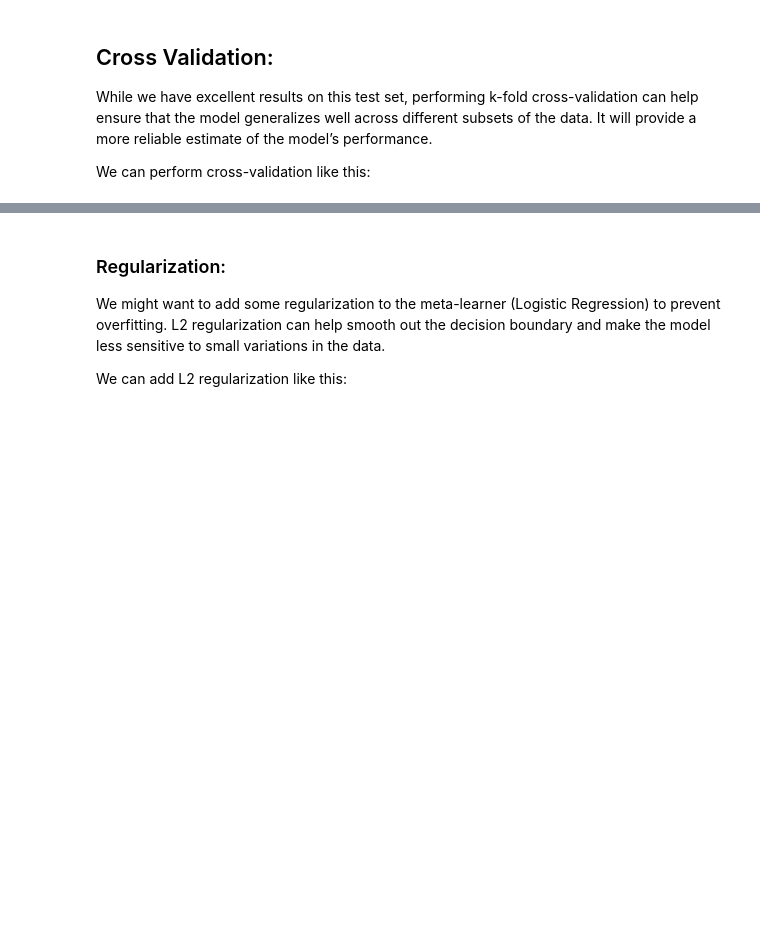
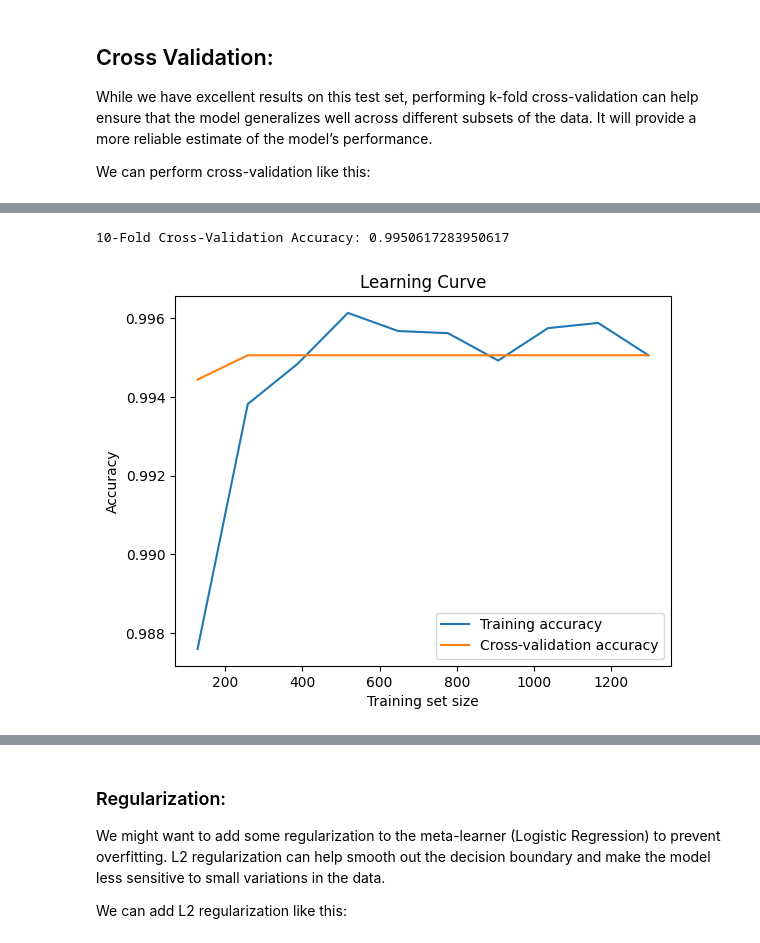
Before and after one commit to HowardHNguyen/PhD, a Jupyter notebook: Heart_Failure_Prediction_GenAI_1025_v3.ipynb, the cells around one changed output, grey strips where cells are left out. Cells and saved outputs as stored; diff of their text form; code cells hidden in the pictures; blank space fills up the shorter version.

```diff
--- a/Heart_Failure_Prediction_GenAI_1025_v3.ipynb
+++ b/Heart_Failure_Prediction_GenAI_1025_v3.ipynb
@@ -2193,3 +2168,7 @@ weighted avg       0.99      0.99      0.99       405
 
 Stacking Model ROC AUC - Stacking GenAI model: 1.00
 [figure]
+# %%
+# Make sure you predict on the full X_train_reshaped dataset
+y_pred_cnn_train = cnn_model.predict(X_train_reshaped, batch_size=32).ravel()  # Make predictions for all 1620 samples
+print(f'meta_train_cnn shape: {y_pred_cnn_train.shape}')  # Should be (1620,)
@@ -2408,0 +2410,26 @@ Mean CV Accuracy: 0.9728395061728395
+# %%
+from sklearn.model_selection import cross_val_score
+
+cv_scores = cross_val_score(meta_model, X_meta_train, y_train, cv=10, scoring='accuracy')
+print(f'10-Fold Cross-Validation Accuracy: {cv_scores.mean()}')
+# %% [output]
+10-Fold Cross-Validation Accuracy: 0.9950617283950617
+# %%
+from sklearn.model_selection import learning_curve
+import matplotlib.pyplot as plt
+
+train_sizes, train_scores, test_scores = learning_curve(meta_model, X_meta_train, y_train, cv=5, scoring='accuracy', n_jobs=-1, train_sizes=np.linspace(0.1, 1.0, 10))
+
+train_scores_mean = np.mean(train_scores, axis=1)
+test_scores_mean = np.mean(test_scores, axis=1)
+
+plt.plot(train_sizes, train_scores_mean, label="Training accuracy")
+plt.plot(train_sizes, test_scores_mean, label="Cross-validation accuracy")
+
+plt.xlabel("Training set size")
+plt.ylabel("Accuracy")
+plt.title("Learning Curve")
+plt.legend()
+plt.show()
+# %% [output]
+[figure, added]
```
Also changed, not shown: parts of 35 cells of this notebook.
